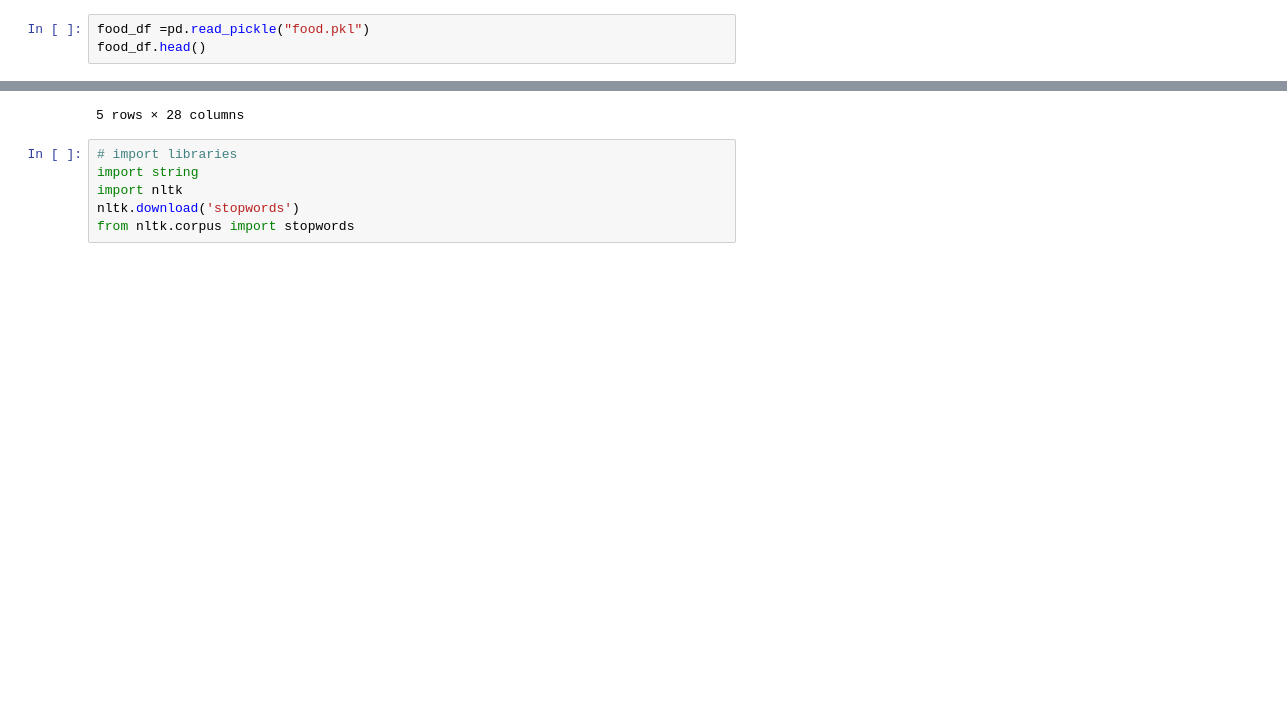
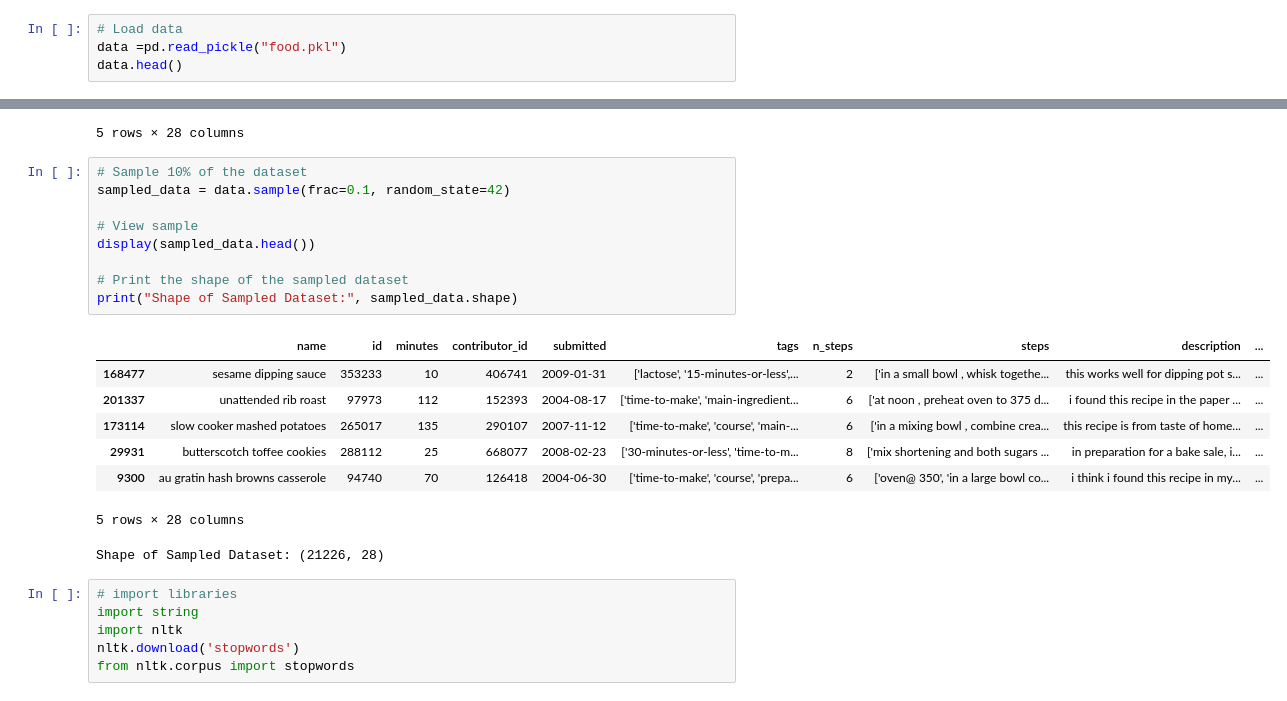
Before and after one commit to kli210/recipe_recommender_capstone, a Jupyter notebook: modelling.ipynb, the cells around one changed output, grey strips where cells are left out. Saved outputs shown, nothing was run; the diff lists cells and outputs as text; blank space fills up the shorter version.

```diff
--- a/modelling.ipynb
+++ b/modelling.ipynb
@@ -9,8 +9,9 @@ import seaborn as sns
 import warnings
 warnings.filterwarnings("ignore")
 # %%
-food_df =pd.read_pickle("food.pkl")
-food_df.head()
+# Load data
+data =pd.read_pickle("food.pkl")
+data.head()
 # %% [output]
 |  | name | id | minutes | contributor_id | submitted | tags | n_steps | steps | description | ... |
 | 0 | arriba baked winter squash mexica... | 137739 | 55 | 47892 | 2005-09-16 | ['60-minutes-or-less', 'time-to-m... | 11 | ['make a choice and proceed with ... | autumn is my favorite time of yea... | ... |
@@ -19,6 +20,24 @@ food_df.head()
 | 3 | alouette potatoes | 59389 | 45 | 68585 | 2003-04-14 | ['60-minutes-or-less', 'time-to-m... | 11 | ['place potatoes in a large pot o... | this is a super easy, great tasti... | ... |
 | 4 | amish tomato ketchup for canning | 44061 | 190 | 41706 | 2002-10-25 | ['weeknight', 'time-to-make', 'co... | 5 | ['mix all ingredients& boil for 2... | my dh's amish mother raised him o... | ... |
 5 rows × 28 columns
+# %%
+# Sample 10% of the dataset
+sampled_data = data.sample(frac=0.1, random_state=42)
+
+# View sample
+display(sampled_data.head())
+
+# Print the shape of the sampled dataset
+print("Shape of Sampled Dataset:", sampled_data.shape)
+# %% [output]
+|  | name | id | minutes | contributor_id | submitted | tags | n_steps | steps | description | ... |
+| 168477 | sesame dipping sauce | 353233 | 10 | 406741 | 2009-01-31 | ['lactose', '15-minutes-or-less',... | 2 | ['in a small bowl , whisk togethe... | this works well for dipping pot s... | ... |
+| 201337 | unattended rib roast | 97973 | 112 | 152393 | 2004-08-17 | ['time-to-make', 'main-ingredient... | 6 | ['at noon , preheat oven to 375 d... | i found this recipe in the paper ... | ... |
+| 173114 | slow cooker mashed potatoes | 265017 | 135 | 290107 | 2007-11-12 | ['time-to-make', 'course', 'main-... | 6 | ['in a mixing bowl , combine crea... | this recipe is from taste of home... | ... |
+| 29931 | butterscotch toffee cookies | 288112 | 25 | 668077 | 2008-02-23 | ['30-minutes-or-less', 'time-to-m... | 8 | ['mix shortening and both sugars ... | in preparation for a bake sale, i... | ... |
+| 9300 | au gratin hash browns casserole | 94740 | 70 | 126418 | 2004-06-30 | ['time-to-make', 'course', 'prepa... | 6 | ['oven@ 350', 'in a large bowl co... | i think i found this recipe in my... | ... |
+5 rows × 28 columns
+Shape of Sampled Dataset: (21226, 28)
 # %%
 # import libraries
 import string
```
Also changed, not shown: parts of 6 cells of this notebook.
